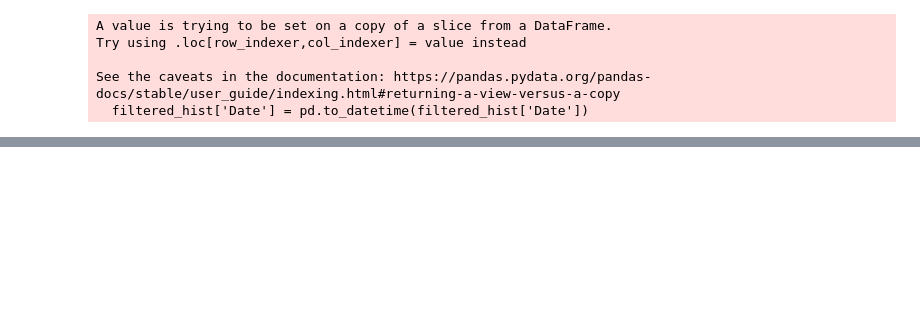
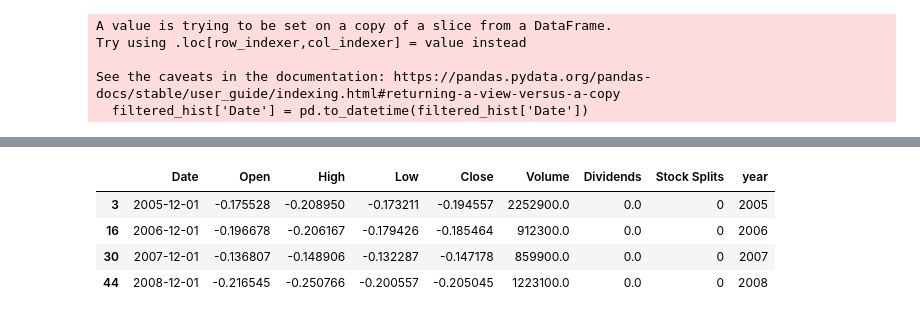
Before and after one commit to MAGRAP/marketsharegrowth, a Jupyter notebook: nb/etl_analysis/price_analysis.ipynb, the cells around one changed output, grey strips where cells are left out. Drawn from its saved outputs; the diff is of its cells as text; code cells hidden in the pictures; blank space fills up the shorter version.

```diff
--- a/nb/etl_analysis/price_analysis.ipynb
+++ b/nb/etl_analysis/price_analysis.ipynb
@@ -102,6 +138,14 @@ See the caveats in the documentation: https://pandas.pydata.org/pandas-docs/stab
 # %%
 # Filter the resulting dataframe for rows with the same month as the earliest date
 appended_hist = filtered_hist_after_earliest[filtered_hist_after_earliest['Date'].dt.month == earliest_date.month]
+# %%
+appended_hist
+# %% [output]
+|  | Date | Open | High | Low | Close | Volume | Dividends | Stock Splits | year |
+| 3 | 2005-12-01 | -0.175528 | -0.208950 | -0.173211 | -0.194557 | 2252900.0 | 0.0 | 0 | 2005 |
+| 16 | 2006-12-01 | -0.196678 | -0.206167 | -0.179426 | -0.185464 | 912300.0 | 0.0 | 0 | 2006 |
+| 30 | 2007-12-01 | -0.136807 | -0.148906 | -0.132287 | -0.147178 | 859900.0 | 0.0 | 0 | 2007 |
+| 44 | 2008-12-01 | -0.216545 | -0.250766 | -0.200557 | -0.205045 | 1223100.0 | 0.0 | 0 | 2008 |
 # %%
 # Concatenate the filtered_hist dataframe with the appended_hist dataframe
 prices_filtered = pd.concat([filtered_hist, appended_hist]).sort_values(by='year').reset_index(drop=True)
```
Also changed, not shown: parts of 11 cells of this notebook, 6 other files.
